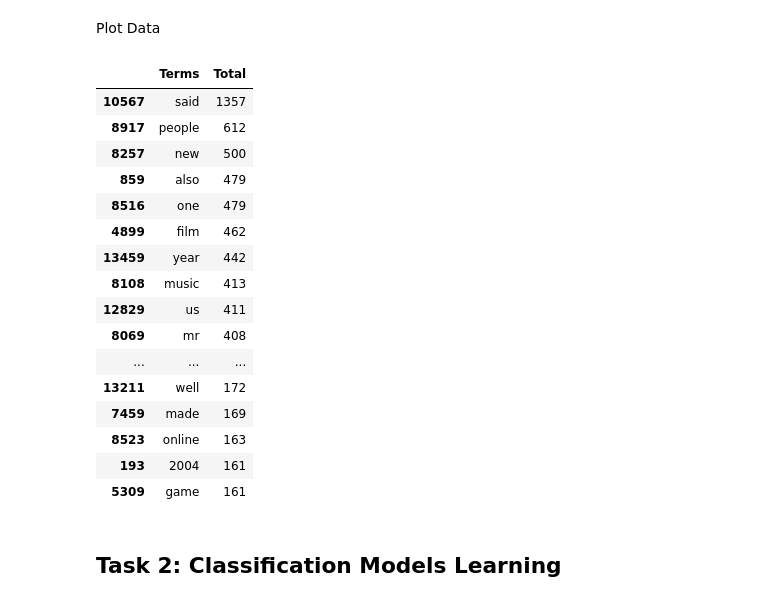
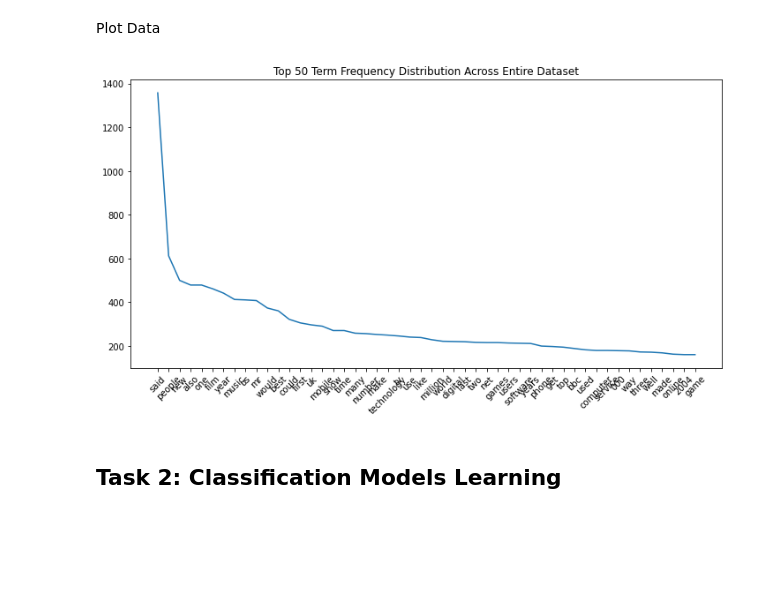
Before and after one commit to waldosingleton/Assignment_3, a Jupyter notebook: Group_1.ipynb, the cells around one changed output. Saved outputs shown, nothing was run; the diff lists cells and outputs as text; code cells hidden in the pictures; blank space fills up the shorter version.

```diff
--- a/Group_1.ipynb
+++ b/Group_1.ipynb
@@ -123,33 +123,24 @@ Plot Data
 # %%
 #find top 50 terms
 
 totals = []
 for column in v1_df:
     totals.append(v1_df[column].sum())
 
 feature_totals = pd.DataFrame(data=zip(v1_names, totals), columns=['Terms', 'Total'])
 top_50_features = feature_totals.sort_values(by='Total', ascending=False)
 top_50_features = top_50_features.head(50)
 
-top_50_features
+#plot top 50 distribution
+x = top_50_features['Terms']
+y = top_50_features['Total']
+plt.figure(figsize=(12, 6))
+plt.plot(x, y)
+plt.xticks(rotation = 45)
+plt.title('Top 50 Term Frequency Distribution Across Entire Dataset')
+plt.show()
 # %% [output]
-|  | Terms | Total |
-| 10567 | said | 1357 |
-| 8917 | people | 612 |
-| 8257 | new | 500 |
-| 859 | also | 479 |
-| 8516 | one | 479 |
-| 4899 | film | 462 |
-| 13459 | year | 442 |
-| 8108 | music | 413 |
-| 12829 | us | 411 |
-| 8069 | mr | 408 |
-| ... | ... | ... |
-| 13211 | well | 172 |
-| 7459 | made | 169 |
-| 8523 | online | 163 |
-| 193 | 2004 | 161 |
-| 5309 | game | 161 |
+[figure, added]
 # %% [markdown]
 ## Task 2: Classification Models Learning
 # %% [markdown]
```
Also changed, not shown: parts of 1 cell of this notebook.
